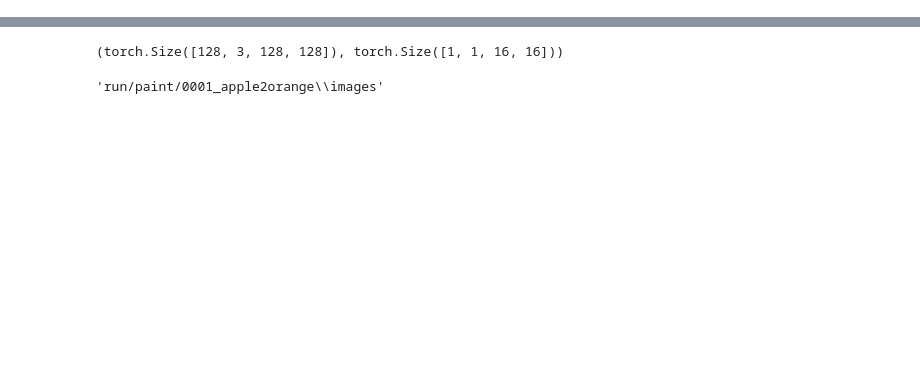
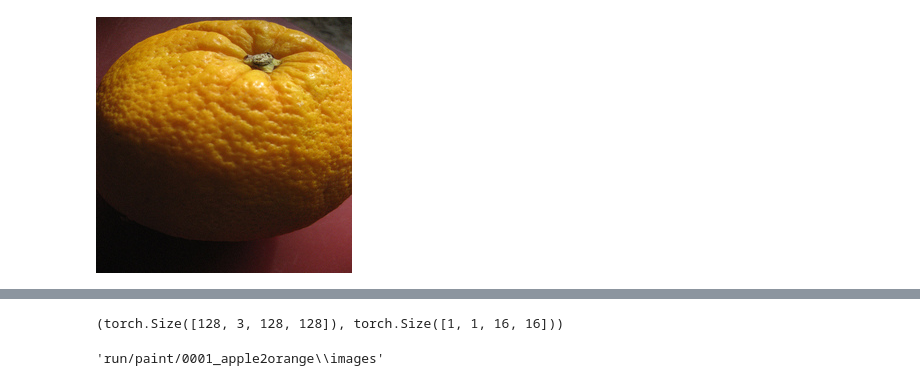
Before and after one commit to ggh5454/GDL_code_pytorch, a Jupyter notebook: 05_01_cyclegan_train.ipynb, the cells around one changed output, grey strips where cells are left out. Cells and saved outputs as stored; diff of their text form; code cells hidden in the pictures; blank space fills up the shorter version.

```diff
--- a/05_01_cyclegan_train.ipynb
+++ b/05_01_cyclegan_train.ipynb
@@ -36,3 +45,7 @@ TEST_DATA_FOLDER = './data/apple2orange/testA/*.jpg'
+# %%
+Image.open(glob(TRAIN_DATA_FOLDER.replace('trainA', 'trainB'))[1])
+# %% [output]
+[figure, added]
 # %%
 BATCH_SIZE = 1
 IMAGE_SIZE = 128
```
Also changed, not shown: parts of 10 cells of this notebook, 1 other file.
